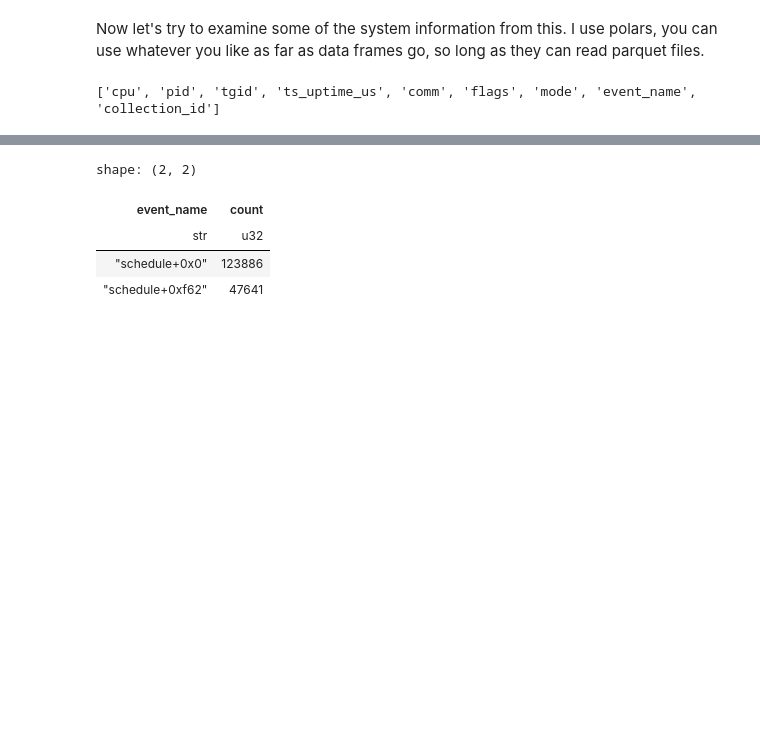
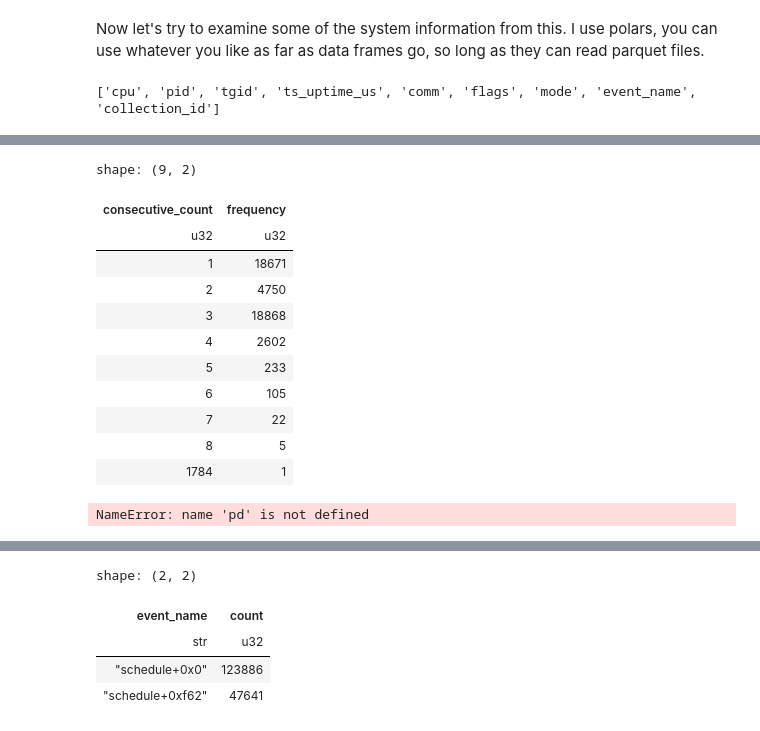
Before and after one commit to phillipduarte/KernMLOps, a Jupyter notebook: tutorial.ipynb, the cells around one changed output, grey strips where cells are left out. Cells and saved outputs as stored; diff of their text form; code cells hidden in the pictures; blank space fills up the shorter version.

```diff
--- a/tutorial.ipynb
+++ b/tutorial.ipynb
@@ -117,0 +177,20 @@ shape: (171_527, 9)
+# %%
+consec = count_consecutive_events(df, "pick_next_task_fair+0xa4")
+consec
+# %% [output]
+shape: (9, 2)
+| consecutive_count | frequency |
+| u32 | u32 |
+| 1 | 18671 |
+| 2 | 4750 |
+| 3 | 18868 |
+| 4 | 2602 |
+| 5 | 233 |
+| 6 | 105 |
+| 7 | 22 |
+| 8 | 5 |
+| 1784 | 1 |
+# %%
+print(pd.__version__)
+# %% [output]
+NameError: name 'pd' is not defined
```
Also changed, not shown: parts of 12 cells of this notebook, 4 other files.
